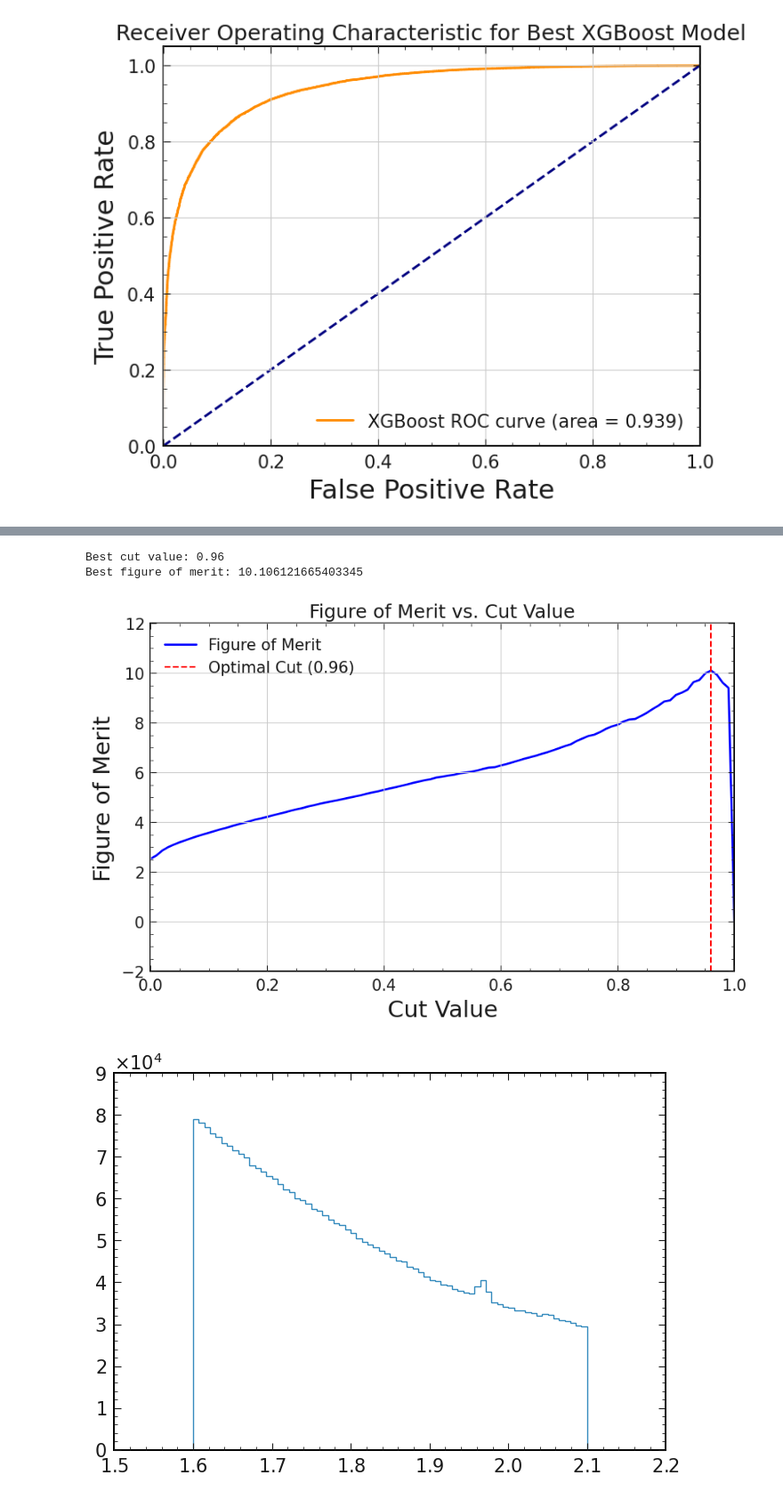
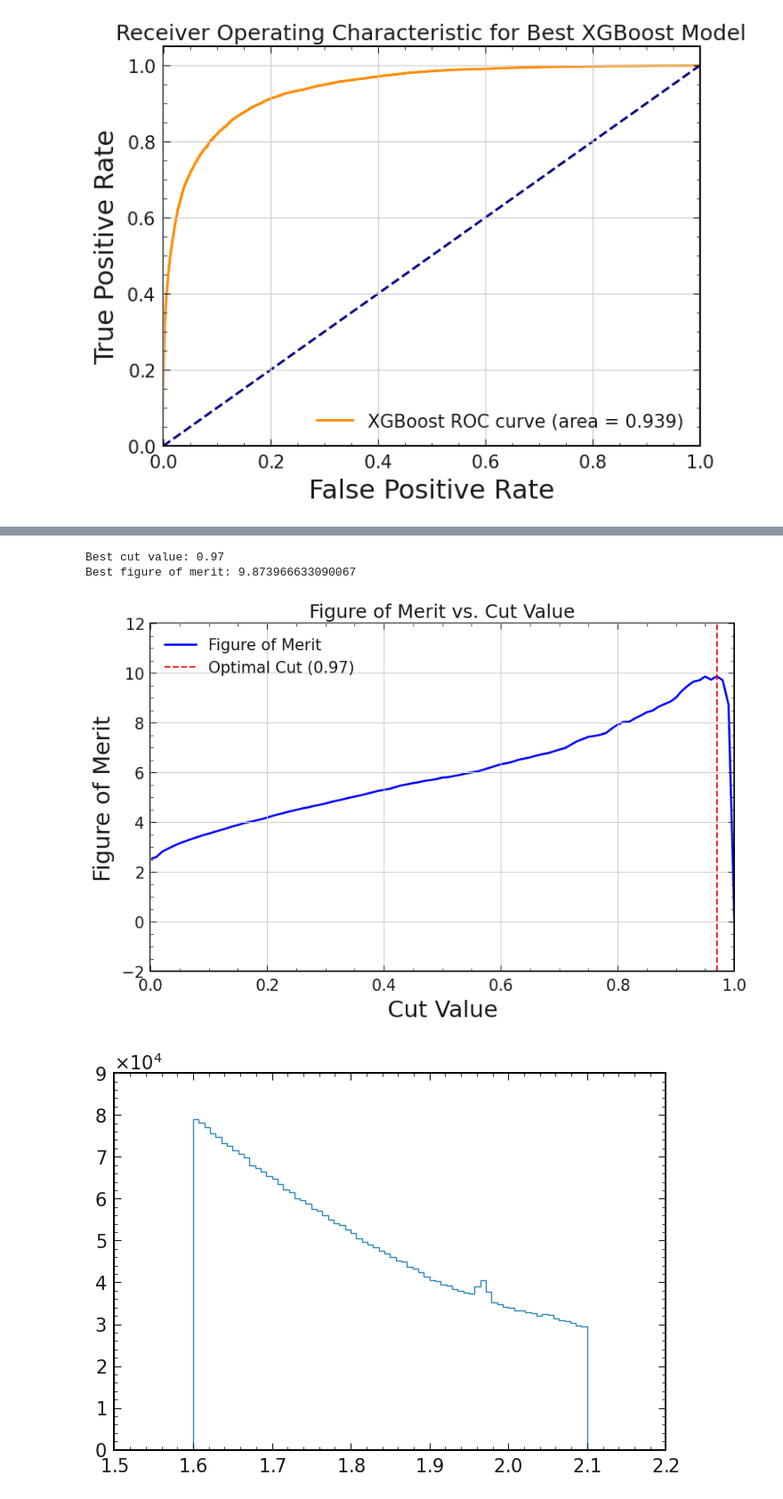
Before and after one commit to jykim-physics/DRAW_and_FITTING, a Jupyter notebook: main/MVA/MC15ri_etapip/pipipi_K/BDT.ipynb, the cells around one changed output, grey strips where cells are left out. Shown: that part at 89% size. Drawn from its saved outputs; the diff is of its cells as text; code cells hidden in the pictures.

```diff
--- a/main/MVA/MC15ri_etapip/pipipi_K/BDT.ipynb
+++ b/main/MVA/MC15ri_etapip/pipipi_K/BDT.ipynb
@@ -36,7 +36,7 @@ for file_name in file_list:
     tree = file["etapip_pipipi_K"]
 
     # Specify the branches you want to extract
-    branches = ['Pip_dz','Dp_Psum','Pip_genMotherID','etapip_Eta_genMotherID','Pip_genMotherPDG','etapip_Eta_genMotherPDG','Dp_cosHelicityAngleMomentum','Pip_dr',"Dp_isSignal","Dp_cosAngleBetweenMomentumAndVertexVectorInXYPlane", "Pip_p","Dp_CMS_p","etapip_Eta_p","CFT_prob","Dp_M","num_Dstar_no_nan",]  # Replace with actual branch names
+    branches = ['Dp_Psum','Pip_genMotherID','etapip_Eta_genMotherID','Pip_genMotherPDG','etapip_Eta_genMotherPDG','Dp_cosHelicityAngleMomentum','Pip_dr',"Dp_isSignal","Dp_cosAngleBetweenMomentumAndVertexVectorInXYPlane", "Pip_p","Dp_CMS_p","etapip_Eta_p","CFT_prob","Dp_M","num_Dstar_no_nan",]  # Replace with actual branch names
 
     # Convert the selected branches to a Pandas DataFrame
     df_temp = tree.arrays(branches, library="pd")
@@ -74,10 +73,10 @@ Dp_M                                                  False
 num_Dstar_no_nan                                      False
 dtype: bool
 # %%
-file_pattern_signal = "/share/storage/jykim/storage_ghi/Ntuples_ghi_2/MC15ri_sigMC/DptoetaKp_pipipi/241013_loose_v1_roe_Dptag_nopi0veto/*.root"
+file_pattern_signal = "/share/storage/jykim/storage_ghi/Ntuples_ghi_2/MC15ri_sigMC/DptoetaKp_pipipi/241030_loose_v1/*.root"
 file_list_signal = glob.glob(file_pattern_signal)
 
-file_pattern_signal_cc = "/share/storage/jykim/storage_ghi/Ntuples_ghi_2/MC15ri_sigMC/DptoetKp_pipipi_cc/241013_loose_v1_roe_Dptag_nopi0veto/*.root"
+file_pattern_signal_cc = "/share/storage/jykim/storage_ghi/Ntuples_ghi_2/MC15ri_sigMC/DptoetKp_pipipi_cc/241030_loose_v1/*.root"
 file_list_signal_cc = glob.glob(file_pattern_signal_cc)
 
 file_list_signal += file_list_signal_cc
@@ -91,7 +90,7 @@ for file_name in file_list_signal:
 
     # Specify the branches you want to extract
     # branches = ['Dp_Psum','Pip_genMotherID','etapip_Eta_genMotherID','Pip_genMotherPDG','etapip_Eta_genMotherPDG','Dp_cosHelicityAngleMomentum',"Pip_dr","Dp_isSignal","Dp_cosAngleBetweenMomentumAndVertexVectorInXYPlane", "Pip_p","Dp_CMS_p","etapip_Eta_p","CFT_prob","Dp_M","num_Dstar_no_nan",]  # Replace with actual branch names
-    branches = ['Pip_dz','Pip_genMotherID','etapip_Eta_genMotherID','Pip_genMotherPDG','etapip_Eta_genMotherPDG','Dp_cosHelicityAngleMomentum',"Pip_dr","Dp_isSignal","Dp_cosAngleBetweenMomentumAndVertexVectorInXYPlane", "Pip_p","Dp_CMS_p","etapip_Eta_p","CFT_prob","Dp_M","num_Dstar_no_nan",]  # Replace with actual branch names
+    branches = ['Dp_Psum','Pip_genMotherID','etapip_Eta_genMotherID','Pip_genMotherPDG','etapip_Eta_genMotherPDG','Dp_cosHelicityAngleMomentum',"Pip_dr","Dp_isSignal","Dp_cosAngleBetweenMomentumAndVertexVectorInXYPlane", "Pip_p","Dp_CMS_p","etapip_Eta_p","CFT_prob","Dp_M","num_Dstar_no_nan",]  # Replace with actual branch names
 
     # Convert the selected branches to a Pandas DataFrame
     df_temp = tree.arrays(branches, library="pd")
@@ -111,7 +110,7 @@ df_signal = df_signal.query('Dp_isSignal==1')
 
 # Define the new column based on the given formula
 # df_signal['momentum_asym'] = (df_signal['etapip_Eta_p'] - df_signal['Pip_p']) / (df_signal['etapip_Eta_p'] + df_signal['Pip_p'])
-df_signal['Dp_Psum'] = (df_signal['etapip_Eta_p'] + df_signal['Pip_p'])
+# df_signal['Dp_Psum'] = (df_signal['etapip_Eta_p'] + df_signal['Pip_p'])
 
 # df_signal = df_signal.query('num_Dstar_no_nan<0')
 # %%
@@ -552,7 +558,7 @@ for file_name in file_list:
     tree = file["etapip_pipipi_K"]
 
     # Specify the branches you want to extract
-    branches = ['Pip_dz','Dp_Psum','Pip_genMotherID','etapip_Eta_genMotherID','Pip_genMotherPDG','etapip_Eta_genMotherPDG','Dp_cosHelicityAngleMomentum','Pip_dr',"Dp_isSignal","Dp_cosAngleBetweenMomentumAndVertexVectorInXYPlane", "Pip_p","Dp_CMS_p","etapip_Eta_p","CFT_prob","Dp_M","num_Dstar_no_nan",]  # Replace with actual branch names
+    branches = ['Dp_Psum','Pip_genMotherID','etapip_Eta_genMotherID','Pip_genMotherPDG','etapip_Eta_genMotherPDG','Dp_cosHelicityAngleMomentum','Pip_dr',"Dp_isSignal","Dp_cosAngleBetweenMomentumAndVertexVectorInXYPlane", "Pip_p","Dp_CMS_p","etapip_Eta_p","CFT_prob","Dp_M","num_Dstar_no_nan",]  # Replace with actual branch names
 
     # Convert the selected branches to a Pandas DataFrame
     df_temp = tree.arrays(branches, library="pd")
@@ -672,42 +677,42 @@ import matplotlib.pyplot as plt
 def figure_of_merit(df, cut_value):
     df_cut = df.query('prob_signal > @cut_value')
     Nsig = (df_cut['Dp_isSignal'] == 1).sum()
-    Nbkg = (df_cut['Dp_isSignal'] == 0).sum()
+    Nbkg = (df_cut['Dp_isSignal'] != 1).sum()
     if Nsig + Nbkg == 0:
         return 0
     return Nsig / np.sqrt(Nsig + Nbkg)
 
 # Define range of cut values to test
 cut_values = np.linspace(0, 1, 101)  # You can adjust the range and granularity
 
 # Calculate figure of merit for each cut value
 figures_of_merit = [figure_of_merit(df_combined, cut) for cut in cut_values]
 
 # Find the best cut value
 best_cut = cut_values[np.argmax(figures_of_merit)]
 best_fom = max(figures_of_merit)
 
 # Print the best cut value and corresponding figure of merit
 print(f'Best cut value: {best_cut}')
 print(f'Best figure of merit: {best_fom}')
 
 # Plot figure of merit vs. cut value
 plt.figure(figsize=(10, 6))
 plt.plot(cut_values, figures_of_merit, color='blue', label='Figure of Merit', linewidth=2)
 plt.axvline(x=best_cut, color='red', linestyle='--', label=f'Optimal Cut ({best_cut:.2f})')
 plt.xlabel('Cut Value')
 plt.ylabel('Figure of Merit')
 plt.title('Figure of Merit vs. Cut Value')
 plt.xlim(0,1)
 plt.legend()
 plt.grid(True)
-plt.savefig("MC15ri_etapip_pipipi_K_FOM_dz.png")
+plt.savefig("MC15ri_etapip_pipipi_K_FOM.png")
 
 plt.show()
 # %% [output]
-Best cut value: 0.96
-Best figure of merit: 10.106121665403345
+Best cut value: 0.97
+Best figure of merit: 9.873966633090067
-[figure, old version]
+[figure, new version]
 # %%
 plt.hist(df_combined_all_range['Dp_M'],bins=np.linspace(1.6,2.1,71),histtype='step');
 # %% [output]
```
Also changed, not shown: parts of 19 cells of this notebook, 32 other files.
